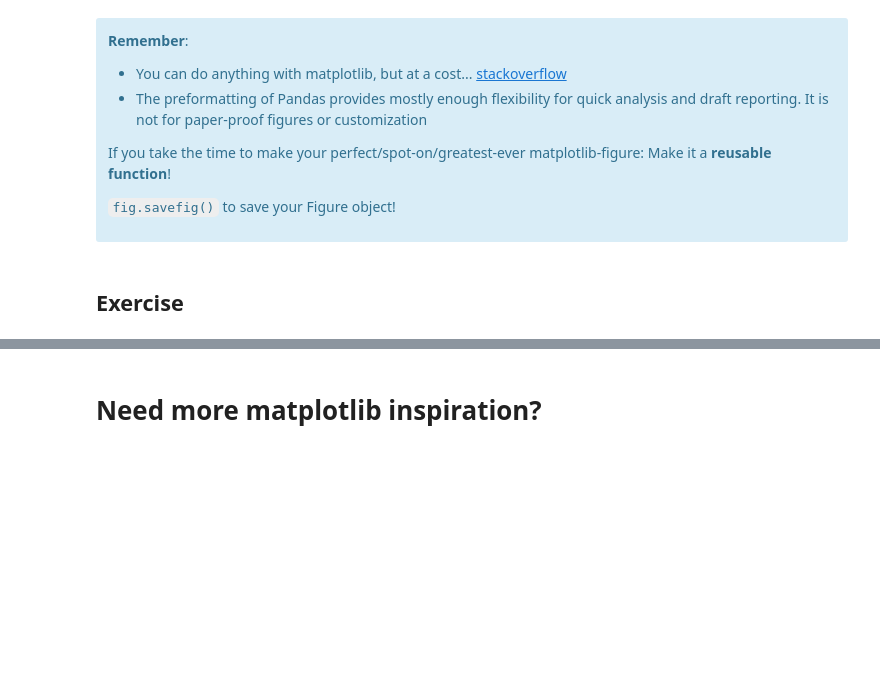
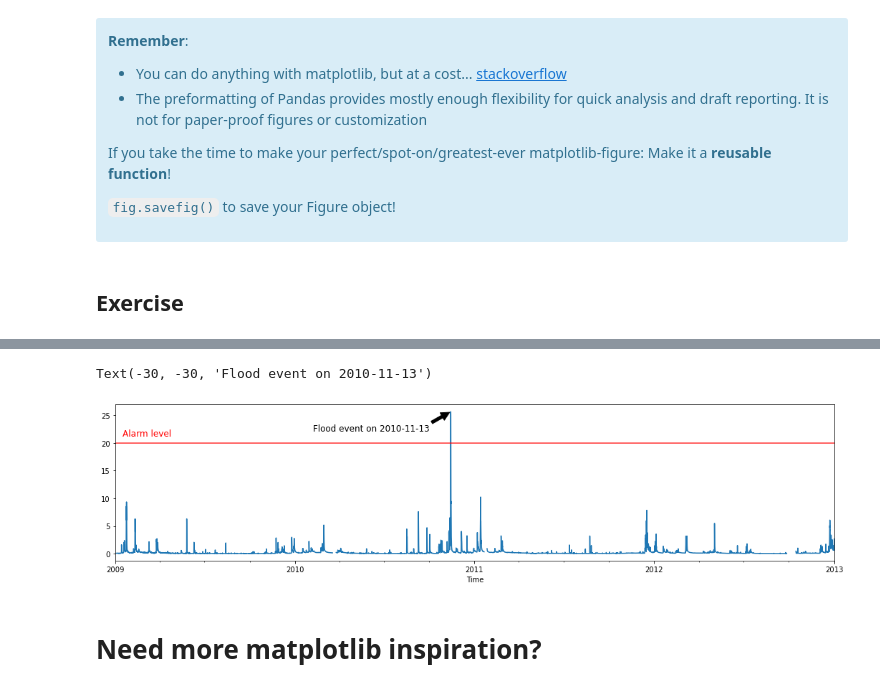
Before and after one commit to jorisvandenbossche/course-python-data, a Jupyter notebook: notebooks/visualization_01_matplotlib.ipynb, the cells around one changed output, grey strips where cells are left out. Drawn from its saved outputs; the diff is of its cells as text; code cells hidden in the pictures; blank space fills up the shorter version.

```diff
--- a/notebooks/visualization_01_matplotlib.ipynb
+++ b/notebooks/visualization_01_matplotlib.ipynb
@@ -483,3 +554,23 @@ If you take the time to make your perfect/spot-on/greatest-ever matplotlib-figur
+# %%
+alarm_level = 20
+max_datetime, max_value = flowdata["LS06_347"].idxmax(), flowdata["LS06_347"].max()
+
+fig, ax = plt.subplots(figsize=(18, 4))
+flowdata["LS06_347"].plot(ax=ax)
+
+ax.axhline(y=alarm_level, color='red', linestyle='-', alpha=0.8)
+ax.annotate('Alarm level', xy=(flowdata.index[0], alarm_level),
+            xycoords="data", xytext=(10, 10), textcoords="offset points",
+            color="red", fontsize=12)
+ax.annotate(f"Flood event on {max_datetime:%Y-%m-%d}",
+            xy=(max_datetime, max_value), xycoords='data',
+            xytext=(-30, -30), textcoords='offset points',
+            arrowprops=dict(facecolor='black', shrink=0.05),
+            horizontalalignment='right', verticalalignment='bottom',
+            fontsize=12)
+# %% [output]
+Text(-30, -30, 'Flood event on 2010-11-13')
+[figure, added]
 # %% [markdown]
 # Need more matplotlib inspiration?
 # %% [markdown]
```
Also changed, not shown: parts of 18 cells of this notebook, 1 other file.
